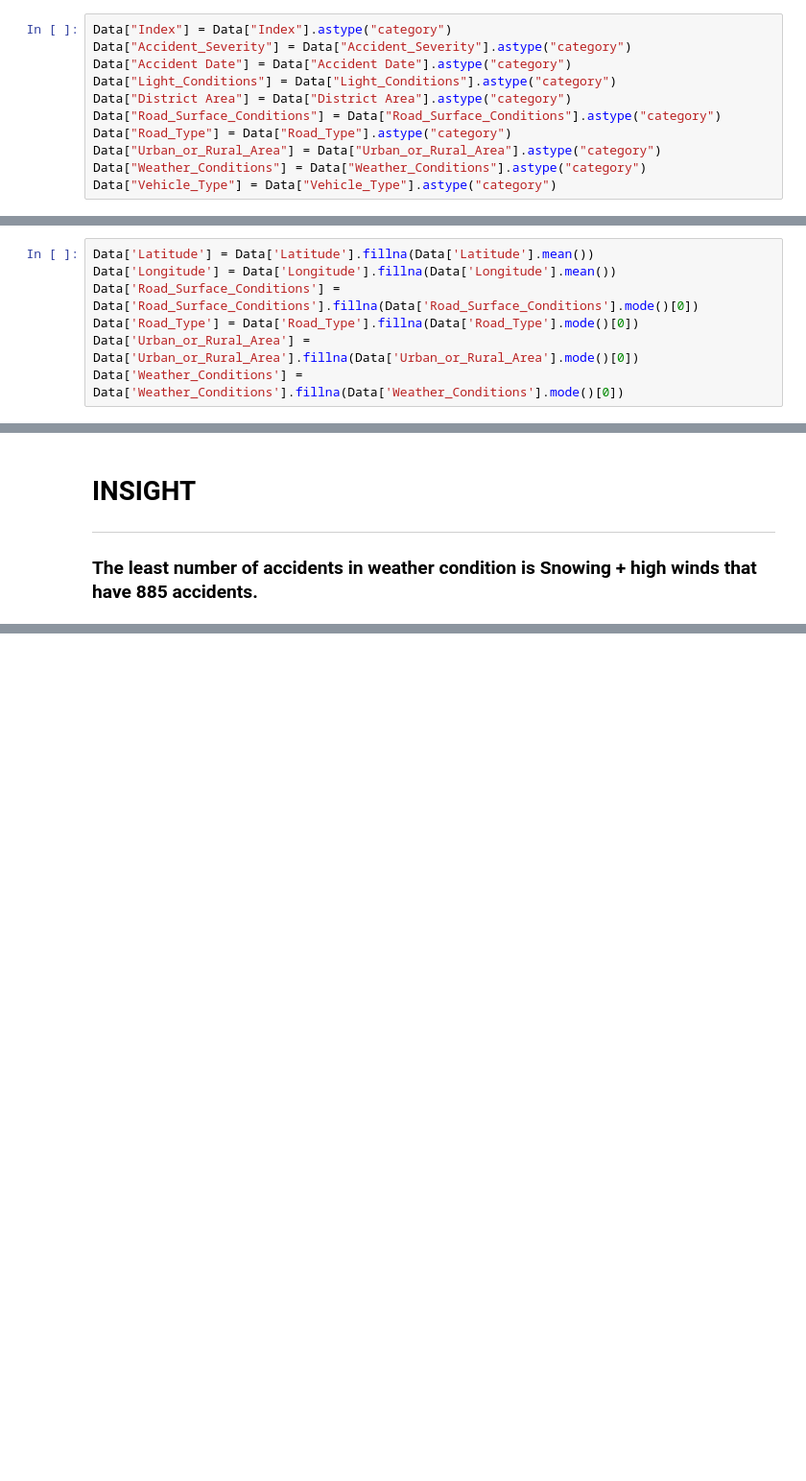
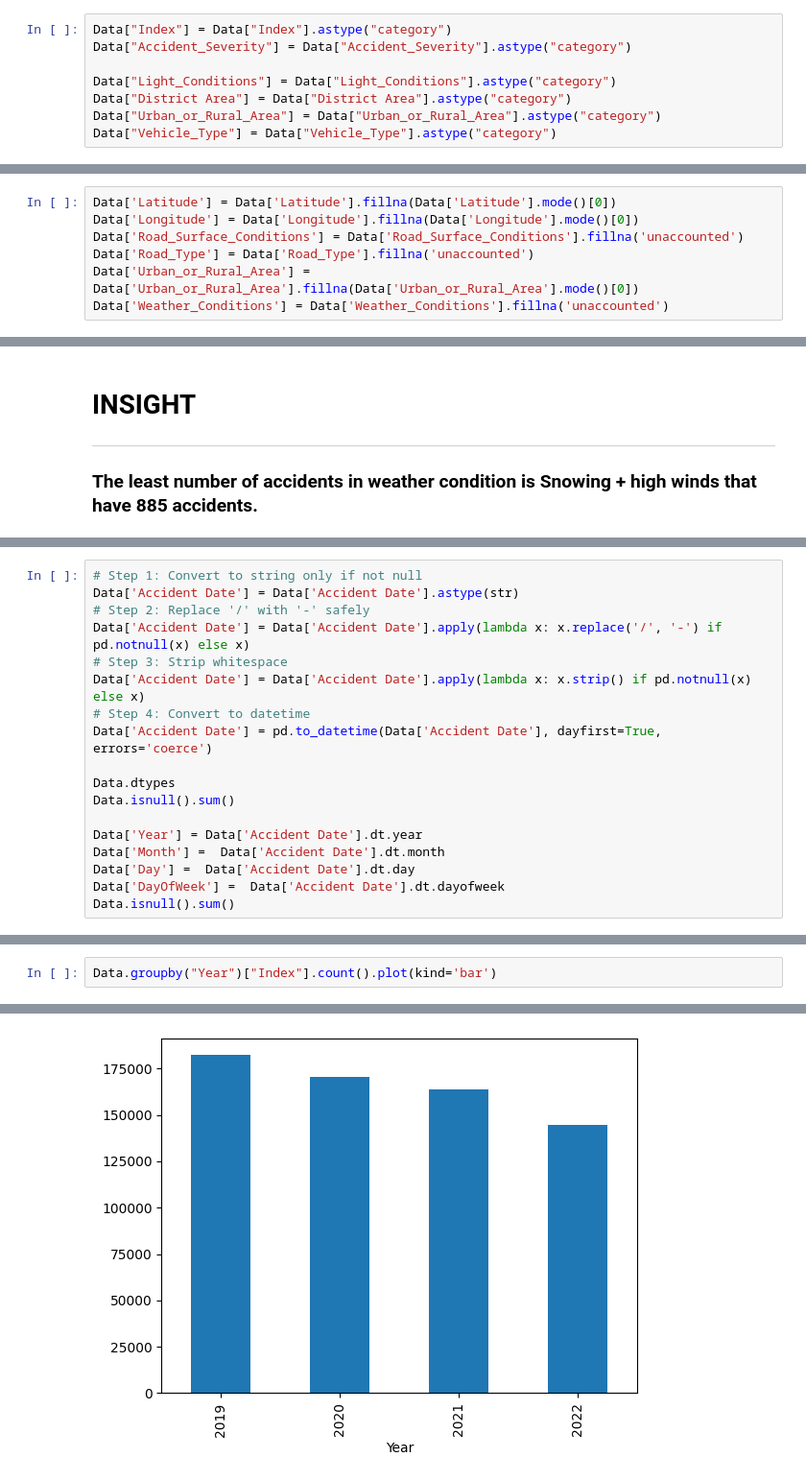
Before and after one commit to markvincent05/ELEC303_DATA_ANALYTICS_CASTILLANO, a Jupyter notebook: Activity2.ipynb, the cells around one changed output, grey strips where cells are left out. Shown: that part at 96% size. Drawn from its saved outputs; the diff is of its cells as text; blank space fills up the shorter version.

```diff
--- a/Activity2.ipynb
+++ b/Activity2.ipynb
@@ -60,13 +62,10 @@ memory usage: 70.6+ MB
 # %%
 Data["Index"] = Data["Index"].astype("category")
 Data["Accident_Severity"] = Data["Accident_Severity"].astype("category")
-Data["Accident Date"] = Data["Accident Date"].astype("category")
+
 Data["Light_Conditions"] = Data["Light_Conditions"].astype("category")
 Data["District Area"] = Data["District Area"].astype("category")
-Data["Road_Surface_Conditions"] = Data["Road_Surface_Conditions"].astype("category")
-Data["Road_Type"] = Data["Road_Type"].astype("category")
 Data["Urban_or_Rural_Area"] = Data["Urban_or_Rural_Area"].astype("category")
-Data["Weather_Conditions"] = Data["Weather_Conditions"].astype("category")
 Data["Vehicle_Type"] = Data["Vehicle_Type"].astype("category")
 # %%
 Data.info()
@@ -110,12 +109,12 @@ Weather_Conditions         14128
 Vehicle_Type                   0
 dtype: int64
 # %%
-Data['Latitude'] = Data['Latitude'].fillna(Data['Latitude'].mean())
-Data['Longitude'] = Data['Longitude'].fillna(Data['Longitude'].mean())
-Data['Road_Surface_Conditions'] = Data['Road_Surface_Conditions'].fillna(Data['Road_Surface_Conditions'].mode()[0])
-Data['Road_Type'] = Data['Road_Type'].fillna(Data['Road_Type'].mode()[0])
+Data['Latitude'] = Data['Latitude'].fillna(Data['Latitude'].mode()[0])
+Data['Longitude'] = Data['Longitude'].fillna(Data['Longitude'].mode()[0])
+Data['Road_Surface_Conditions'] = Data['Road_Surface_Conditions'].fillna('unaccounted')
+Data['Road_Type'] = Data['Road_Type'].fillna('unaccounted')
 Data['Urban_or_Rural_Area'] = Data['Urban_or_Rural_Area'].fillna(Data['Urban_or_Rural_Area'].mode()[0])
-Data['Weather_Conditions'] = Data['Weather_Conditions'].fillna(Data['Weather_Conditions'].mode()[0])
+Data['Weather_Conditions'] = Data['Weather_Conditions'].fillna('unaccounted')
 # %%
 Data.isnull().sum()
 # %% [output]
@@ -566,0 +571,18 @@ Name: count, dtype: int64
+# %%
+# Step 1: Convert to string only if not null
+Data['Accident Date'] = Data['Accident Date'].astype(str)
+# Step 2: Replace '/' with '-' safely
+Data['Accident Date'] = Data['Accident Date'].apply(lambda x: x.replace('/', '-') if pd.notnull(x) else x)
+# Step 3: Strip whitespace
+Data['Accident Date'] = Data['Accident Date'].apply(lambda x: x.strip() if pd.notnull(x) else x)
+# Step 4: Convert to datetime
+Data['Accident Date'] = pd.to_datetime(Data['Accident Date'], dayfirst=True, errors='coerce')
+
+Data.dtypes
+Data.isnull().sum()
+
+Data['Year'] = Data['Accident Date'].dt.year
+Data['Month'] =  Data['Accident Date'].dt.month
+Data['Day'] =  Data['Accident Date'].dt.day
+Data['DayOfWeek'] =  Data['Accident Date'].dt.dayofweek
+Data.isnull().sum()
@@ -566,0 +632,3 @@ Name: count, dtype: int64
+# %%
+Data.groupby("Year")["Index"].count().plot(kind='bar')
+# %% [output]
@@ -566,0 +636 @@ Name: count, dtype: int64
+[figure, added]
```
Also changed, not shown: parts of 27 cells of this notebook.
